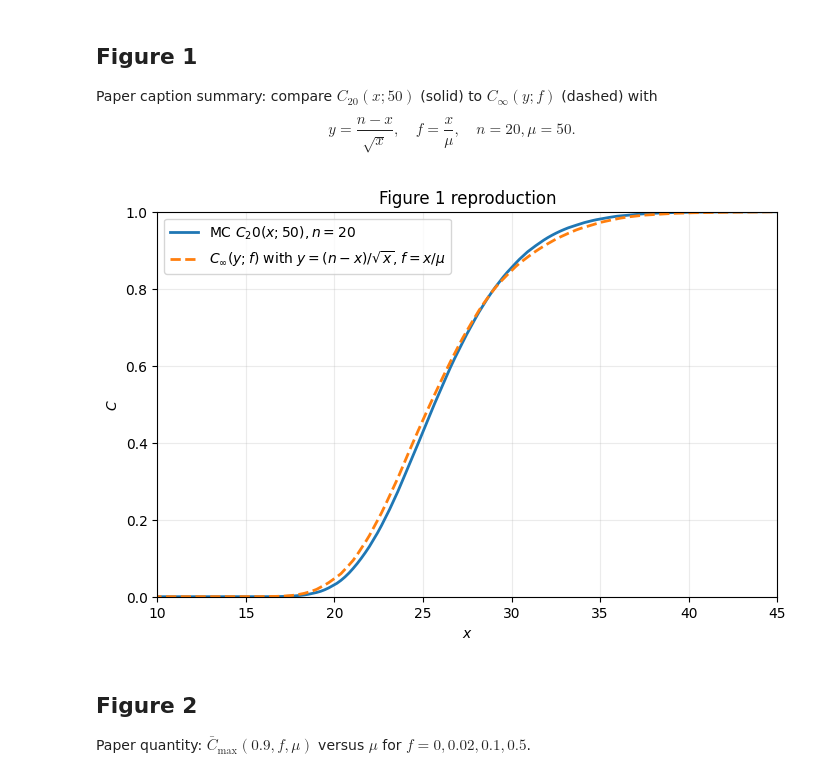
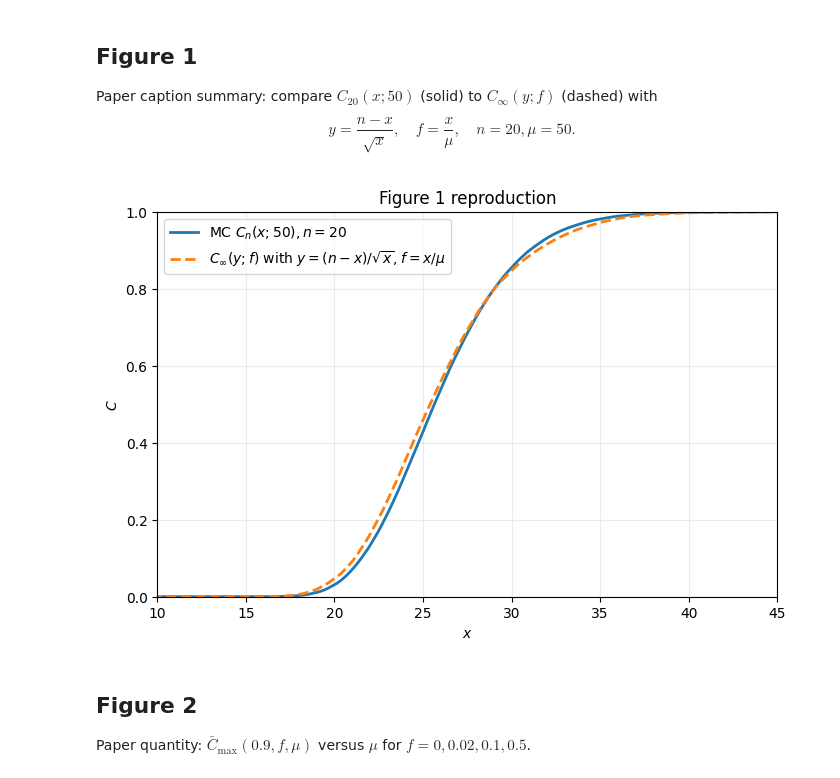
Before and after one commit to FaroutYLq/yellin, a Jupyter notebook: notebooks/validation.ipynb, the cells around one changed output. Cells and saved outputs as stored; diff of their text form; code cells hidden in the pictures.

```diff
--- a/notebooks/validation.ipynb
+++ b/notebooks/validation.ipynb
@@ -327,31 +327,31 @@ $$y = \frac{n-x}{\sqrt{x}}, \quad f=\frac{x}{\mu}, \quad n=20, \mu=50.$$
 # %%
 n = 20
 mu = 50.0
 x_grid = np.linspace(8.0, 49.0, 180)
 
 Cn = simulate_cn_curve(n=n, mu=mu, x_grid=x_grid, n_trials=FIG1_TRIALS, seed=1)
 Cinf = c_infinity_from_x(n=n, mu=mu, x_grid=x_grid)
 
 fig, ax = plt.subplots(figsize=(8, 5))
-ax.plot(x_grid, Cn, lw=2, label=f"MC $C_{n}(x; {mu:.0f}), n={n}$")
+ax.plot(x_grid, Cn, lw=2, label=fr"MC $C_{{n}}(x; {mu:.0f}), n={n}$")
 ax.plot(
     x_grid,
     Cinf,
     "--",
     lw=2,
     label=r"$C_\infty(y;f)$ with $y=(n-x)/\sqrt{x}$, $f=x/\mu$",
 )
 ax.set_xlabel("$x$")
 ax.set_ylabel("$C$")
 ax.set_ylim(-0.02, 1.02)
 ax.set_title("Figure 1 reproduction")
 ax.grid(alpha=0.25)
 ax.set_ylim(0.0, 1.0)
 ax.set_xlim(10.0, 45.0)
 ax.legend()
 plt.show()
 # %% [output]
-[figure, old version]
+[figure, new version]
 # %% [markdown]
 ## Figure 2
 
```
Also changed, not shown: parts of 2 cells of this notebook, 1 other file.
